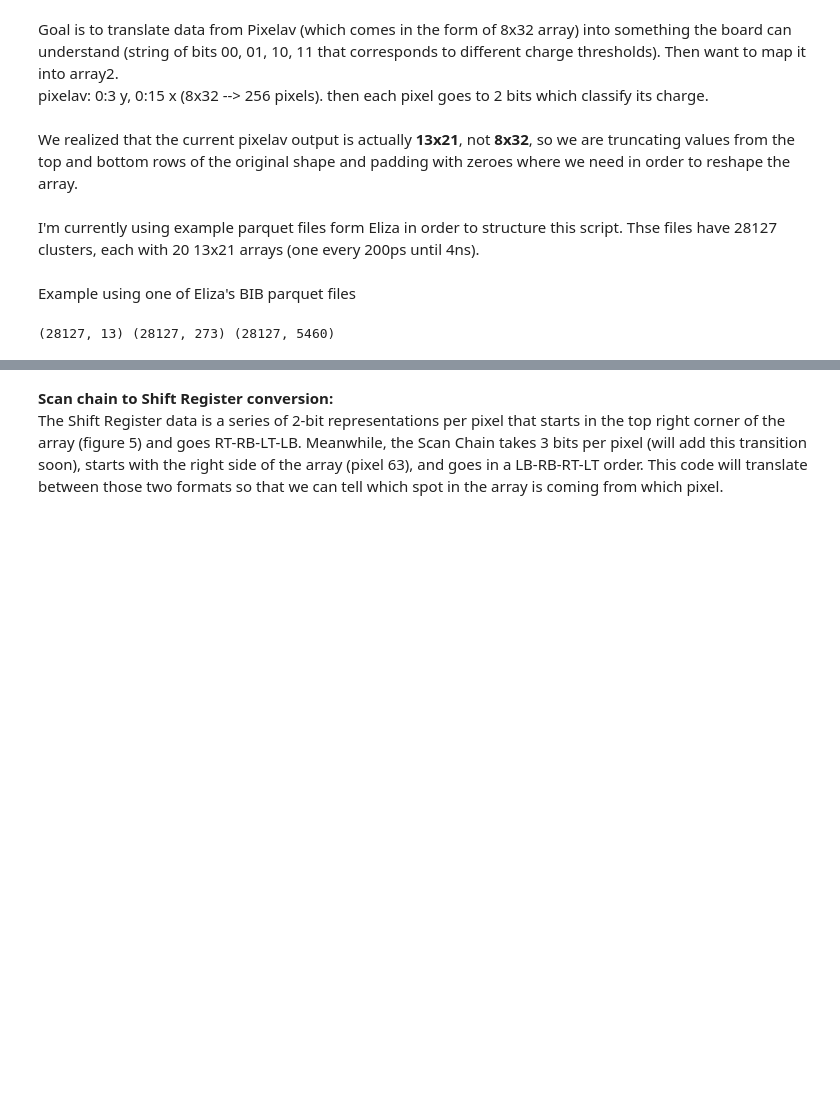
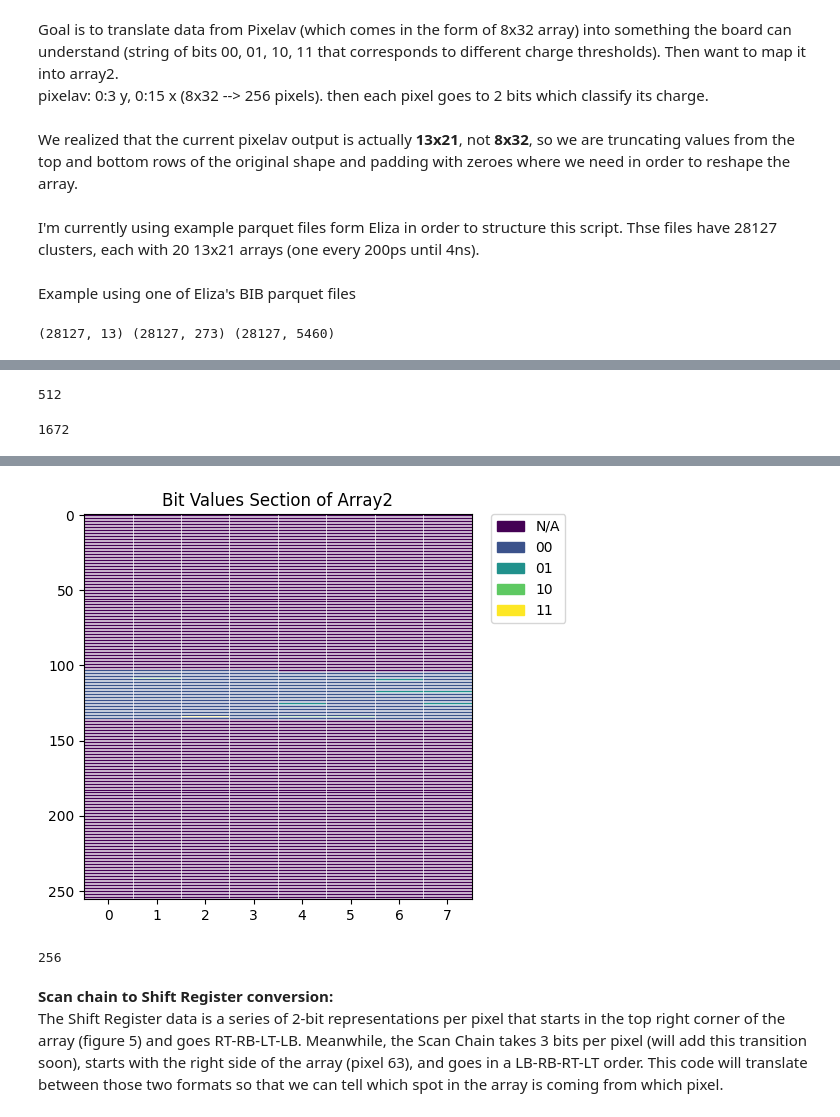
Before and after one commit to smart-pix/asic-testing, a Jupyter notebook: pixelav2fpga.ipynb, the cells around one changed output, grey strips where cells are left out. Cells and saved outputs as stored; diff of their text form; code cells hidden in the pictures; blank space fills up the shorter version.

```diff
--- a/pixelav2fpga.ipynb
+++ b/pixelav2fpga.ipynb
@@ -207,0 +220,75 @@ Reshaping: Overflow in cluster 0 at 2000ps:
+# %%
+bit_string = bitstring_ex
+len(bit_string)
+# %% [output]
+512
+# %%
+print(len_w2_f2)
+# %% [output]
+1672
+# %%
+ar2row = 256
+ar2col = 16
+array2 = np.zeros((ar2row,ar2col))
+len_w2_f2 = (104*16)+8
+len_bits = (8*32)*2
+labels = []
+
+# fake numbers for shift register and dnn parts of the array
+w2_f2 = [0]*len_w2_f2
+unused = [0]*((256*16)-len_w2_f2-len_bits)
+
+i=0
+for row in range(ar2row):
+    for col in reversed(range(ar2col)):
+        if i < len_w2_f2:
+            array2[row,col] = w2_f2[i]
+        elif len_w2_f2 <= i < len_w2_f2 + len_bits: #filling array with individual bits
+            array2[row, col] = int(bit_string[i-len_w2_f2])
+        elif i >= len_w2_f2+len_bits:
+            array2[row, col] = unused[i - (len_w2_f2+len(bit_string))]
+        i += 1
+
+
+heatmap = np.zeros((ar2row, ar2col//2))
+bit_i = 0
+ii = 0
+for row in range(ar2row):
+    for col in reversed(range(ar2col//2)):
+        if ii < len_w2_f2//2:
+            heatmap[row, col] = 0
+        elif len_w2_f2//2 <= ii <len_w2_f2//2 + len_bits//2:
+            if bit_i < len_bits:
+                label = bit_string[bit_i:bit_i+2]
+                labels.append(label)
+                if label == "00":
+                    colorval = 1
+                elif label == "01":
+                    colorval = 2
+                elif label == "10":
+                    colorval = 3
+                elif label == "11":
+                    colorval = 4
+                heatmap[row, col] = colorval
+                bit_i += 2
+        elif ii>=len_w2_f2//2 + len_bits//2:
+            heatmap[row, col]=0
+        ii += 1
+
+fig, ax = plt.subplots(figsize=(5, 5))
+cmap = plt.get_cmap('viridis', 5)
+norm = mcolors.BoundaryNorm(boundaries=np.arange(-0.5, 5.5, 1), ncolors=cmap.N)
+legend_labels = ['N/A', '00', '01', '10', '11']
+colors = [cmap(norm(i)) for i in range(5)]
+cax = ax.imshow(heatmap, cmap=cmap, interpolation='none', aspect='auto', vmin=0, vmax=4)
+patches = [mpatches.Patch(color=colors[i], label=legend_labels[i]) for i in range(5)]
+ax.legend(handles=patches, bbox_to_anchor=(1.05, 1), loc='upper left', borderaxespad=0.)
+
+ax.set_xticks(np.arange(-0.5,heatmap.shape[1], 1), minor=True)
+ax.set_yticks(np.arange(-0.5,heatmap.shape[0], 1), minor=True)
+ax.grid(which='minor', color='w', linestyle='-', linewidth=0.5)
+ax.tick_params(which='minor', size=0)
+
+ax.set_title('Bit Values Section of Array2')
+plt.show()
+# %% [output]
@@ -208,3 +312,8 @@ Reshaping: Overflow in cluster 0 at 2000ps:
+[figure, added]
+# %%
+len(labels)
+# %% [output]
+256
 # %% [markdown]
 **Scan chain to Shift Register conversion:**
 The Shift Register data is a series of 2-bit representations per pixel that starts in the top right corner of the array (figure 5) and goes RT-RB-LT-LB. Meanwhile, the Scan Chain takes 3 bits per pixel (will add this transition soon), starts with the right side of the array (pixel 63), and goes in a LB-RB-RT-LT order. This code will translate between those two formats so that we can tell which spot in the array is coming from which pixel.
```
Also changed, not shown: parts of 3 cells of this notebook.
